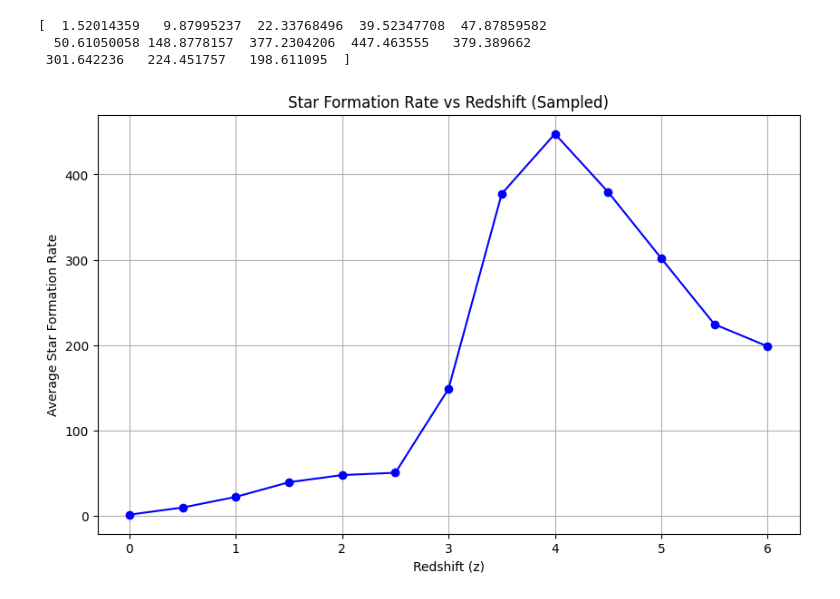
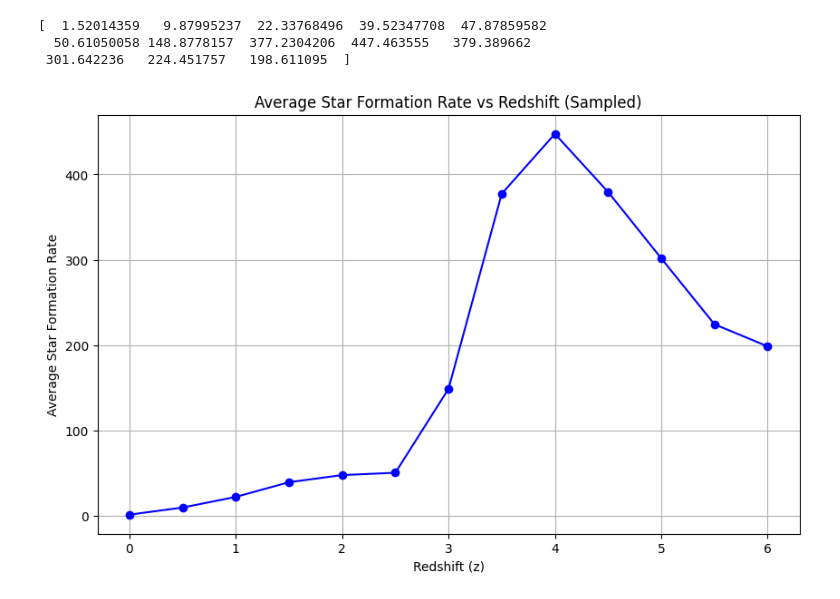
Before and after one commit to uziisman/BHFinalProject, a Jupyter notebook: BHFinalProj.ipynb, the cells around one changed output. Saved outputs shown, nothing was run; the diff lists cells and outputs as text; code cells hidden in the pictures.

```diff
--- a/BHFinalProj.ipynb
+++ b/BHFinalProj.ipynb
@@ -250,7 +179,4 @@ if 0 in sfr_z60:
 # %%
-
-print(sfr_z25)
-print(sfr_z45)
 #avg sfr for each redshift
 avg_sfr_z00 = sum(sfr_z00)/len(sfr_z00)
 avg_sfr_z05 = sum(sfr_z05)/len(sfr_z05)
@@ -267,15 +193,4 @@ avg_sfr_z55 = sum(sfr_z55)/len(sfr_z55)
 avg_sfr_z60 = sum(sfr_z60)/len(sfr_z60)
 
 #initializing numpy array containing sfr's; ie sfrData
-#sfrData = np.array([avg_sfr_z00,avg_sfr_z05])
-
-'''
-print(sfrData)
-L = []
-for i in [00,05,10,15,20,25,30,35,40,45,50,55,60]:
-  if avg_sfr_z{i} != 0:
-    L.append(avg_sfr_z{i})
-
-sfrData = np.array(L)
-'''
 sfrData = np.array([avg_sfr_z00,avg_sfr_z05,avg_sfr_z10,avg_sfr_z15,avg_sfr_z20,avg_sfr_z25, avg_sfr_z30, avg_sfr_z35, avg_sfr_z40, avg_sfr_z45, avg_sfr_z50, avg_sfr_z55, avg_sfr_z60])
@@ -311,15 +197,14 @@ KeyboardInterrupt:
 # %%
 #plotting sfr vs redshift =)
-print(sfrData)
 plt.figure(figsize=(10, 6))
 plt.plot(redshifts, sfrData, marker='o', linestyle='-', color='blue')
 plt.xlabel('Redshift (z)')
 plt.ylabel('Average Star Formation Rate')
-plt.title('Star Formation Rate vs Redshift (Sampled)')
+plt.title('Average Star Formation Rate vs Redshift (Sampled)')
 plt.grid(True)
 plt.show()
 # %% [output]
 [  1.52014359   9.87995237  22.33768496  39.52347708  47.87859582
   50.61050058 148.8778157  377.2304206  447.463555   379.389662
  301.642236   224.451757   198.611095  ]
-[figure, old version]
+[figure, new version]
```
Also changed, not shown: parts of 8 cells of this notebook.
